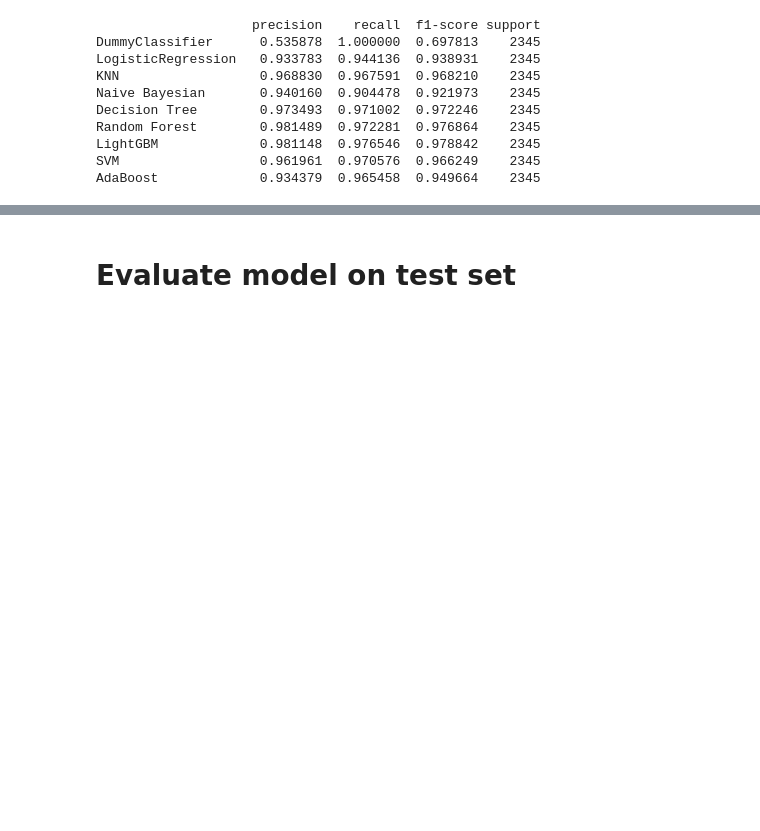
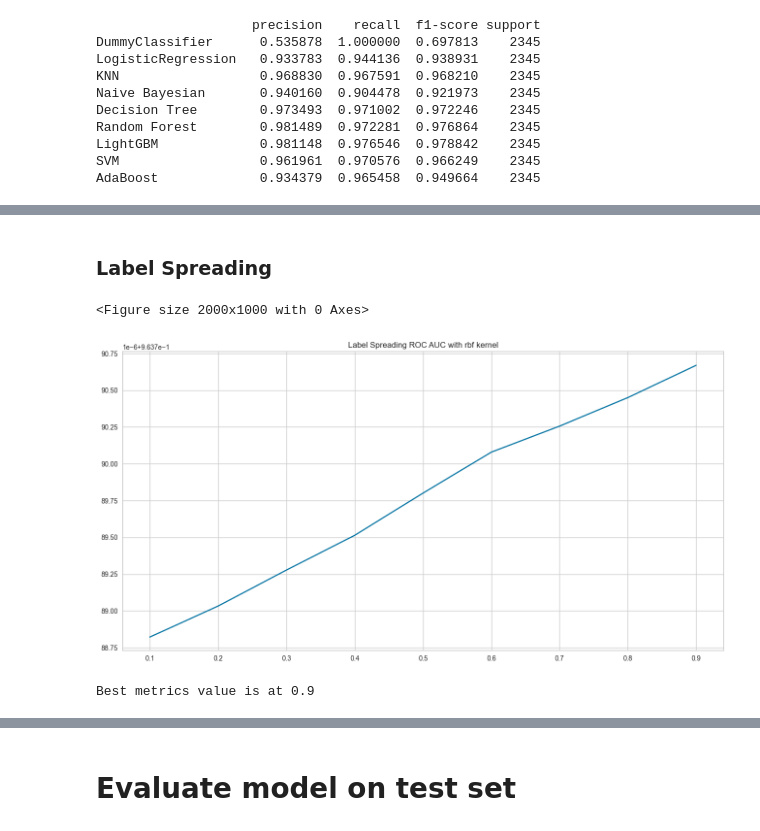
Before and after one commit to shanshanlao/Airline-Passenger-Satisfaction-Prediction, a Jupyter notebook: Code/Airline_data_modeling.ipynb, the cells around one changed output, grey strips where cells are left out. Cells and saved outputs as stored; diff of their text form; code cells hidden in the pictures; blank space fills up the shorter version.

```diff
--- a/Code/Airline_data_modeling.ipynb
+++ b/Code/Airline_data_modeling.ipynb
@@ -1015,0 +1054,8 @@ model_comparison.to_csv('model_comparison.csv')
+# %%
+lp_rbf = LabelPropagation(kernel='rbf', gamma= 0.5, max_iter=100000, tol=0.0001)
+lp_rbf.fit(X_1_2, y_1_2)
+
+model_name = 'LabelPropagation'
+y_pred = lp_rbf.predict(X_val)
+
+add_result(model_name, y_val, y_pred)
@@ -1015,0 +1074,27 @@ model_comparison.to_csv('model_comparison.csv')
+# %% [markdown]
+### Label Spreading
+# %%
+def labels_spread_test(kernel, hyperparam, alphas, X_train, X_test, y_train, y_test):
+    plt.figure(figsize=(20,10))
+    n, g = 0, 0
+    roc_scores = []
+    if kernel == 'rbf':
+        g = hyperparam
+    if kernel == 'knn':
+        n = hyperparam
+    for alpha in alphas:
+        ls = LabelSpreading(kernel=kernel, n_neighbors=n, gamma=g, alpha=alpha, max_iter=1000, tol=0.001)
+        ls.fit(X_train, y_train)
+        roc_scores.append(roc_auc_score(y_test, ls.predict_proba(X_test)[:,1]))
+    plt.figure(figsize=(16,8))
+    plt.plot(alphas, roc_scores)
+    plt.title('Label Spreading ROC AUC with ' + kernel + ' kernel')
+    plt.show()
+    print('Best metrics value is at {}'.format(alphas[np.argmax(roc_scores)]))
+# %%
+alphas = [0.1, 0.2, 0.3, 0.4, 0.5, 0.6, 0.7, 0.8, 0.9]
+labels_spread_test('rbf', 1e-5, alphas, X_1_2, X_3, y_1_2, y_3)
+# %% [output]
+<Figure size 2000x1000 with 0 Axes>
+[figure, added]
+Best metrics value is at 0.9
```
Also changed, not shown: parts of 9 cells of this notebook.
